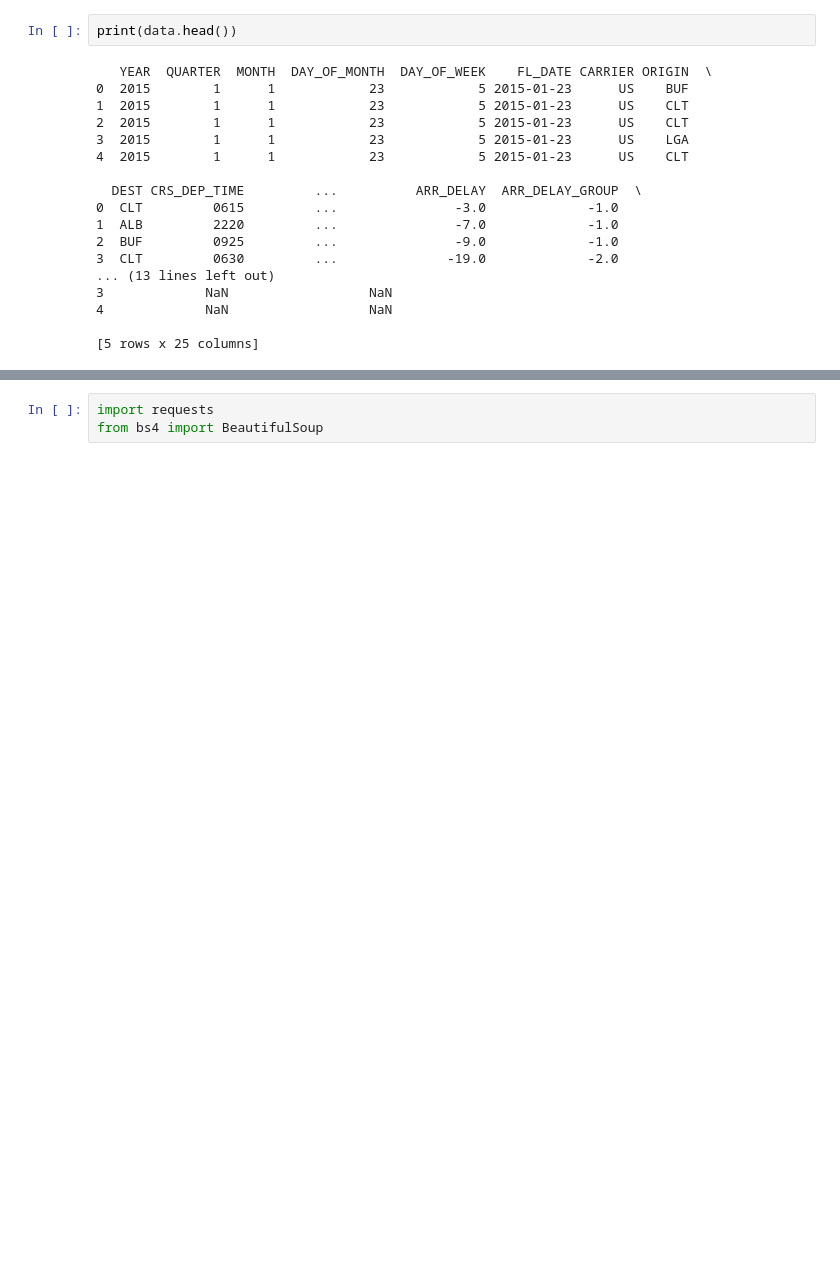
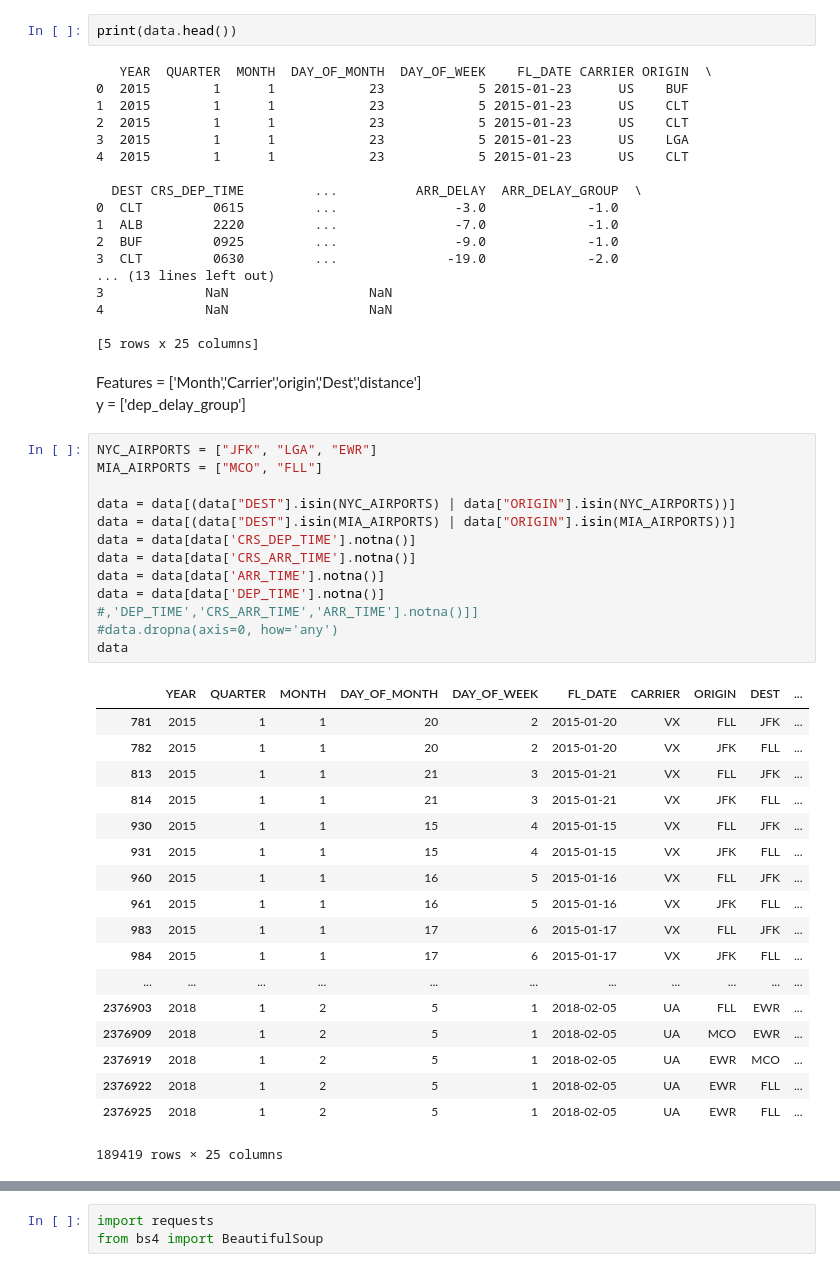
Before and after one commit to kabochya/15688-Final, a Jupyter notebook: Final.ipynb, the cells around one changed output, grey strips where cells are left out. Cells and saved outputs as stored; diff of their text form; blank space fills up the shorter version.

```diff
--- a/Final.ipynb
+++ b/Final.ipynb
@@ -23,3 +23,38 @@ print(data.head())
 4             NaN                  NaN
 
 [5 rows x 25 columns]
+# %% [markdown]
+Features = ['Month','Carrier','origin','Dest','distance'] <br>
+y = ['dep_delay_group']
+# %%
+NYC_AIRPORTS = ["JFK", "LGA", "EWR"]
+MIA_AIRPORTS = ["MCO", "FLL"]
+
+data = data[(data["DEST"].isin(NYC_AIRPORTS) | data["ORIGIN"].isin(NYC_AIRPORTS))]
+data = data[(data["DEST"].isin(MIA_AIRPORTS) | data["ORIGIN"].isin(MIA_AIRPORTS))]
+data = data[data['CRS_DEP_TIME'].notna()]
+data = data[data['CRS_ARR_TIME'].notna()]
+data = data[data['ARR_TIME'].notna()]
+data = data[data['DEP_TIME'].notna()]
+#,'DEP_TIME','CRS_ARR_TIME','ARR_TIME'].notna()]]
+#data.dropna(axis=0, how='any')
+data
+# %% [output]
+|  | YEAR | QUARTER | MONTH | DAY_OF_MONTH | DAY_OF_WEEK | FL_DATE | CARRIER | ORIGIN | DEST | ... |
+| 781 | 2015 | 1 | 1 | 20 | 2 | 2015-01-20 | VX | FLL | JFK | ... |
+| 782 | 2015 | 1 | 1 | 20 | 2 | 2015-01-20 | VX | JFK | FLL | ... |
+| 813 | 2015 | 1 | 1 | 21 | 3 | 2015-01-21 | VX | FLL | JFK | ... |
+| 814 | 2015 | 1 | 1 | 21 | 3 | 2015-01-21 | VX | JFK | FLL | ... |
+| 930 | 2015 | 1 | 1 | 15 | 4 | 2015-01-15 | VX | FLL | JFK | ... |
+| 931 | 2015 | 1 | 1 | 15 | 4 | 2015-01-15 | VX | JFK | FLL | ... |
+| 960 | 2015 | 1 | 1 | 16 | 5 | 2015-01-16 | VX | FLL | JFK | ... |
+| 961 | 2015 | 1 | 1 | 16 | 5 | 2015-01-16 | VX | JFK | FLL | ... |
+| 983 | 2015 | 1 | 1 | 17 | 6 | 2015-01-17 | VX | FLL | JFK | ... |
+| 984 | 2015 | 1 | 1 | 17 | 6 | 2015-01-17 | VX | JFK | FLL | ... |
+| ... | ... | ... | ... | ... | ... | ... | ... | ... | ... | ... |
+| 2376903 | 2018 | 1 | 2 | 5 | 1 | 2018-02-05 | UA | FLL | EWR | ... |
+| 2376909 | 2018 | 1 | 2 | 5 | 1 | 2018-02-05 | UA | MCO | EWR | ... |
+| 2376919 | 2018 | 1 | 2 | 5 | 1 | 2018-02-05 | UA | EWR | MCO | ... |
+| 2376922 | 2018 | 1 | 2 | 5 | 1 | 2018-02-05 | UA | EWR | FLL | ... |
+| 2376925 | 2018 | 1 | 2 | 5 | 1 | 2018-02-05 | UA | EWR | FLL | ... |
+189419 rows × 25 columns
```
Also changed, not shown: parts of 8 cells of this notebook.
